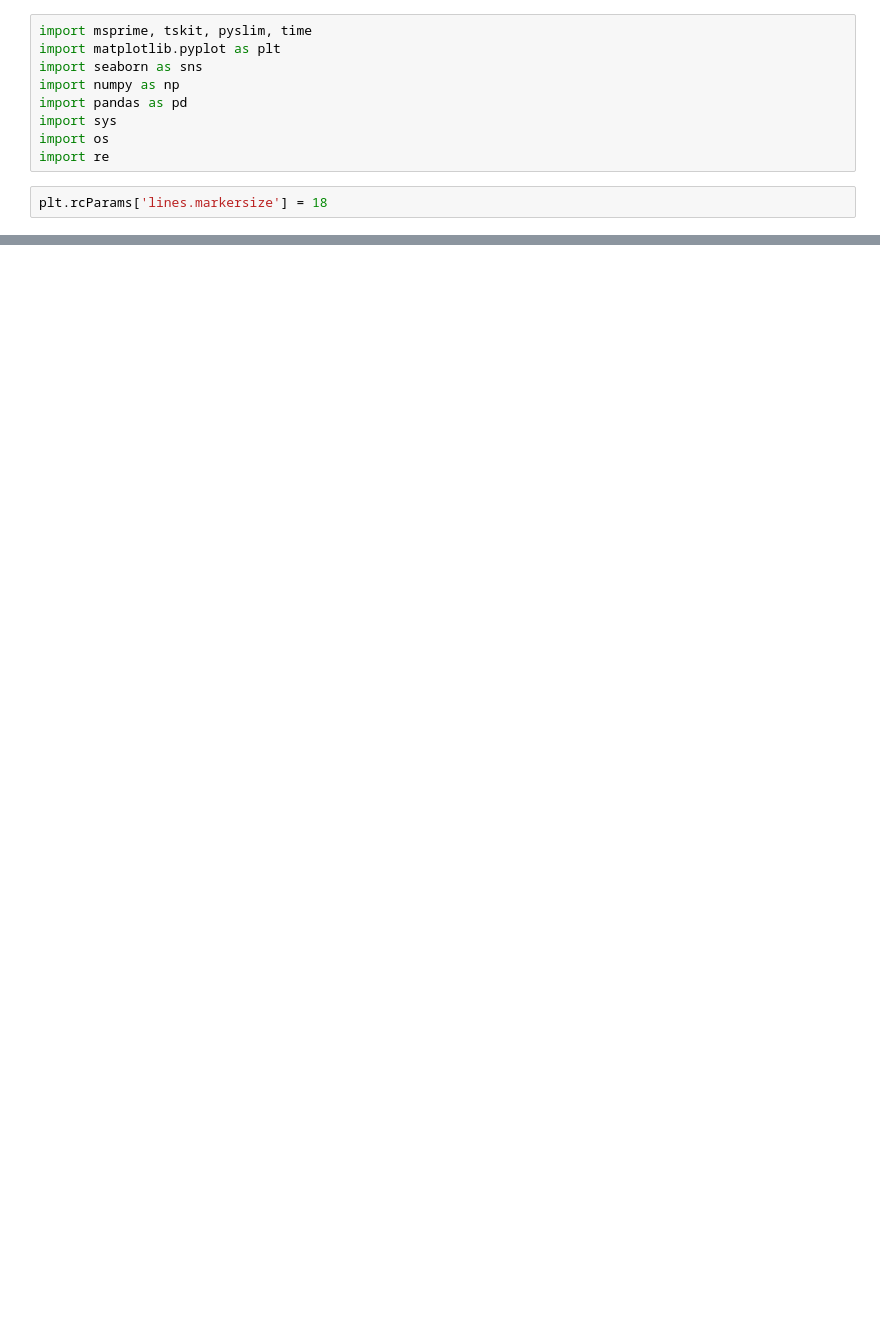
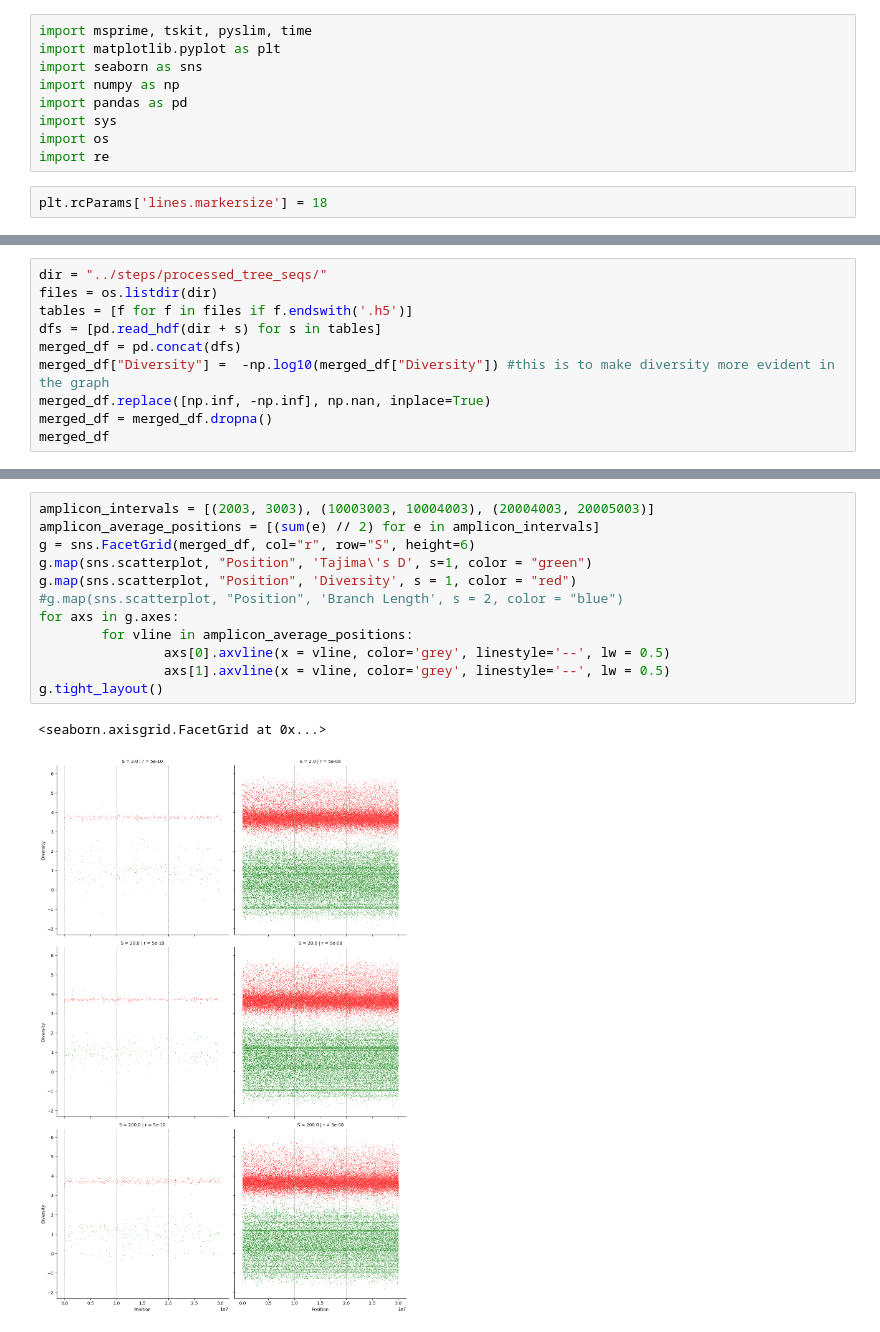
Before and after one commit to munch-group/davide-intern, a Jupyter notebook: notebooks/02_tsdf.ipynb, the cells around one changed output, grey strips where cells are left out. Drawn from its saved outputs; the diff is of its cells as text; blank space fills up the shorter version.

```diff
--- a/notebooks/02_tsdf.ipynb
+++ b/notebooks/02_tsdf.ipynb
@@ -21,0 +46,10 @@ df = pd.read_hdf("../steps/processed_tree_seqs/A_3__N_1000__u_0.0000050000__r_0.
+# %%
+dir = "../steps/processed_tree_seqs/"
+files = os.listdir(dir)
+tables = [f for f in files if f.endswith('.h5')]
+dfs = [pd.read_hdf(dir + s) for s in tables]
+merged_df = pd.concat(dfs)
+merged_df["Diversity"] =  -np.log10(merged_df["Diversity"]) #this is to make diversity more evident in the graph
+merged_df.replace([np.inf, -np.inf], np.nan, inplace=True)
+merged_df = merged_df.dropna()
+merged_df
@@ -21,0 +70,15 @@ df = pd.read_hdf("../steps/processed_tree_seqs/A_3__N_1000__u_0.0000050000__r_0.
+# %%
+amplicon_intervals = [(2003, 3003), (10003003, 10004003), (20004003, 20005003)]
+amplicon_average_positions = [(sum(e) // 2) for e in amplicon_intervals]
+g = sns.FacetGrid(merged_df, col="r", row="S", height=6)
+g.map(sns.scatterplot, "Position", 'Tajima\'s D', s=1, color = "green")
+g.map(sns.scatterplot, "Position", 'Diversity', s = 1, color = "red")
+#g.map(sns.scatterplot, "Position", 'Branch Length', s = 2, color = "blue")
+for axs in g.axes:
+        for vline in amplicon_average_positions:
+                axs[0].axvline(x = vline, color='grey', linestyle='--', lw = 0.5)
+                axs[1].axvline(x = vline, color='grey', linestyle='--', lw = 0.5)
+g.tight_layout()
+# %% [output]
+<seaborn.axisgrid.FacetGrid at 0x...>
+[figure, added]
```
Also changed, not shown: parts of 28 cells of this notebook, 1 other file.
